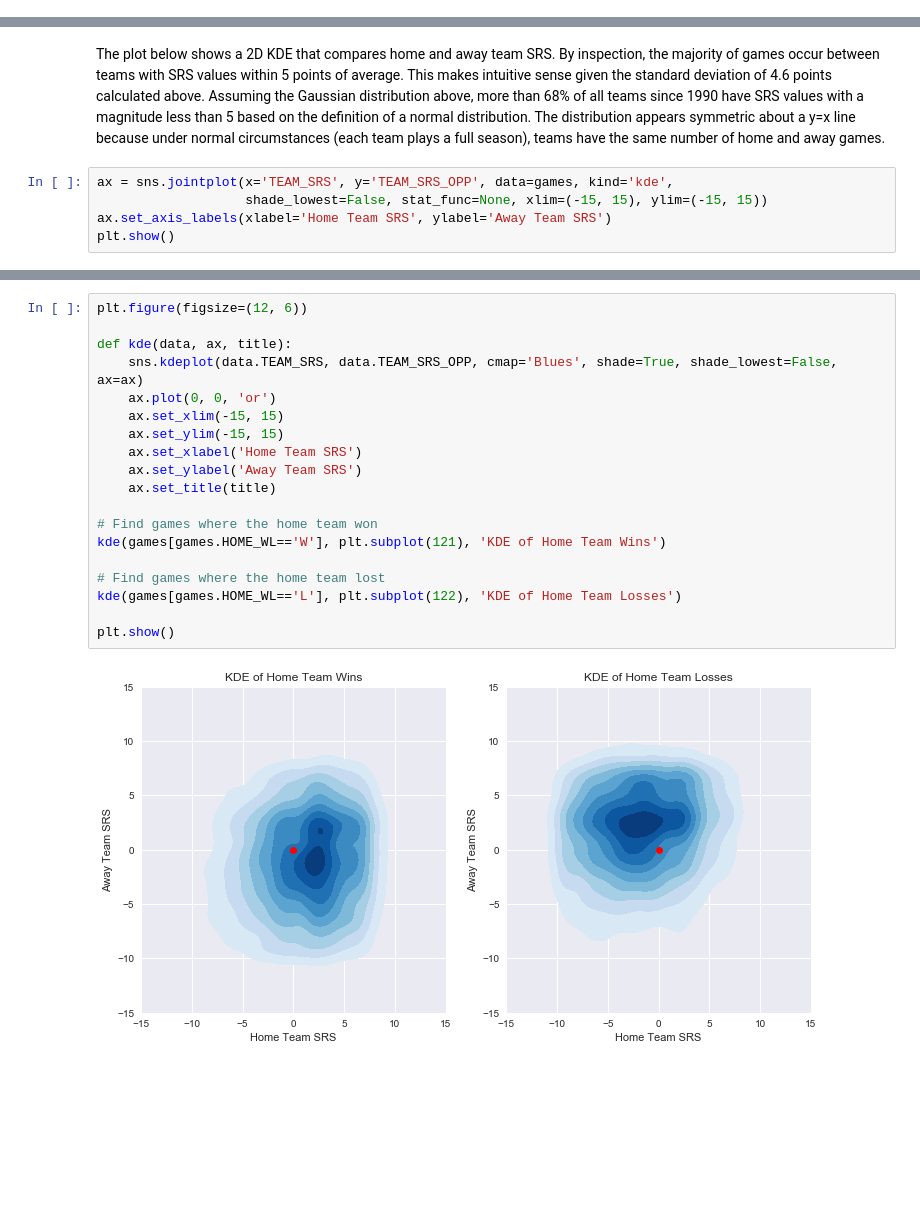
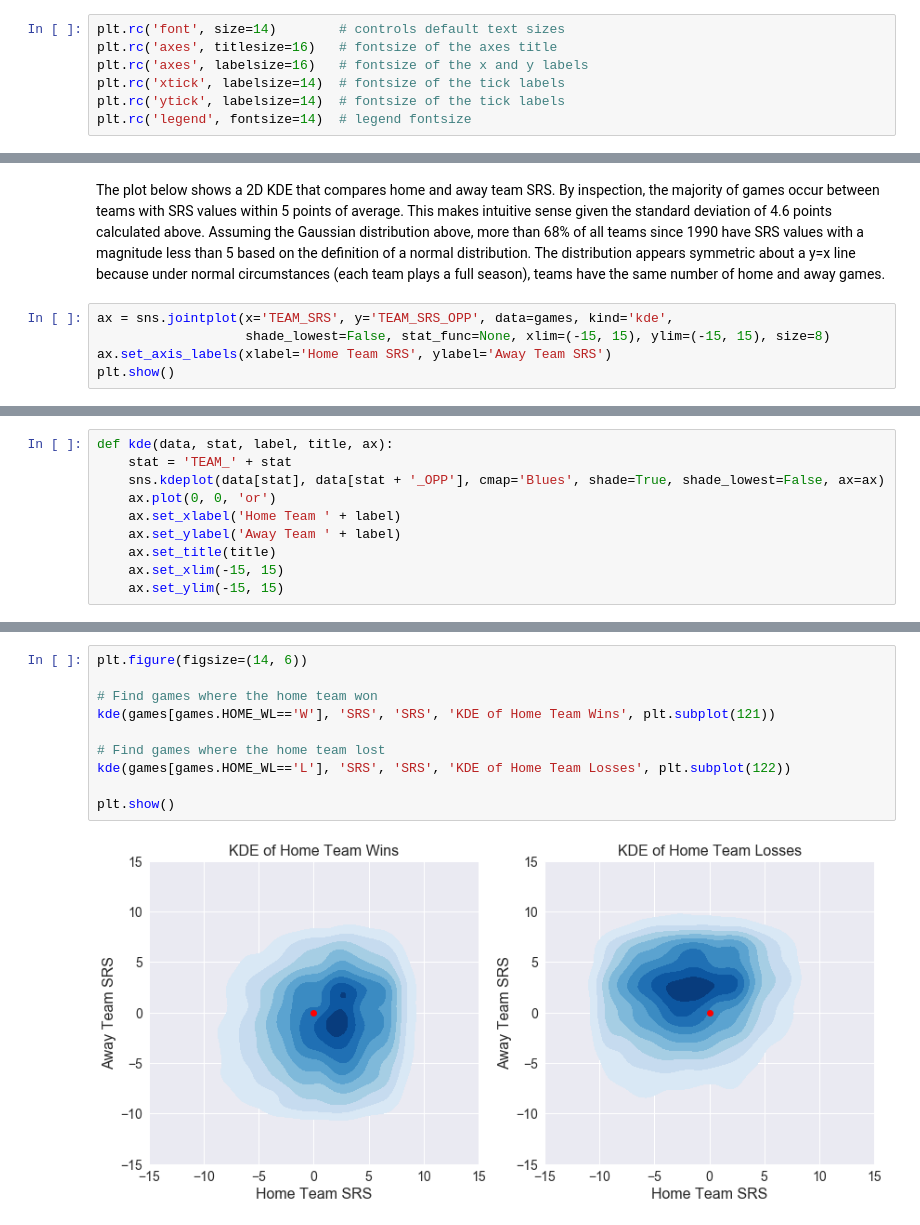
Before and after one commit to cedev935/databall-betting, a Jupyter notebook: notebooks/data-exploration.ipynb, the cells around one changed output, grey strips where cells are left out. Drawn from its saved outputs; the diff is of its cells as text; blank space fills up the shorter version.

Commit message:
Expand data exploration page and notebook

```diff
--- a/notebooks/data-exploration.ipynb
+++ b/notebooks/data-exploration.ipynb
@@ -31 +32,8 @@ The code below simply centers any cell output, namely figures in this case.
+# %%
+plt.rc('font', size=14)        # controls default text sizes
+plt.rc('axes', titlesize=16)   # fontsize of the axes title
+plt.rc('axes', labelsize=16)   # fontsize of the x and y labels
+plt.rc('xtick', labelsize=14)  # fontsize of the tick labels
+plt.rc('ytick', labelsize=14)  # fontsize of the tick labels
+plt.rc('legend', fontsize=14)  # legend fontsize
 # %% [markdown]
@@ -89,7 +277,7 @@ games = games.merge(seasons, left_on=['SEASON', 'AWAY_TEAM_ID'], right_on=['SEAS
 The plot below shows a 2D KDE that compares home and away team SRS. By inspection, the majority of games occur between teams with SRS values within 5 points of average. This makes intuitive sense given the standard deviation of 4.6 points calculated above. Assuming the Gaussian distribution above, more than 68% of all teams since 1990 have SRS values with a magnitude less than 5 based on the definition of a normal distribution. The distribution appears symmetric about a y=x line because under normal circumstances (each team plays a full season), teams have the same number of home and away games.
 # %%
 ax = sns.jointplot(x='TEAM_SRS', y='TEAM_SRS_OPP', data=games, kind='kde',
-                   shade_lowest=False, stat_func=None, xlim=(-15, 15), ylim=(-15, 15))
+                   shade_lowest=False, stat_func=None, xlim=(-15, 15), ylim=(-15, 15), size=8)
 ax.set_axis_labels(xlabel='Home Team SRS', ylabel='Away Team SRS')
 plt.show()
 # %% [output]
@@ -97 +287,11 @@ plt.show()
+# %%
+def kde(data, stat, label, title, ax):
+    stat = 'TEAM_' + stat
+    sns.kdeplot(data[stat], data[stat + '_OPP'], cmap='Blues', shade=True, shade_lowest=False, ax=ax)
+    ax.plot(0, 0, 'or')
+    ax.set_xlabel('Home Team ' + label)
+    ax.set_ylabel('Away Team ' + label)
+    ax.set_title(title)
+    ax.set_xlim(-15, 15)
+    ax.set_ylim(-15, 15)
 # %% [markdown]
@@ -99,22 +299,13 @@ A better view of this data is to separate games into home team wins and losses.
 # %%
-plt.figure(figsize=(12, 6))
-
-def kde(data, ax, title):
-    sns.kdeplot(data.TEAM_SRS, data.TEAM_SRS_OPP, cmap='Blues', shade=True, shade_lowest=False, ax=ax)
-    ax.plot(0, 0, 'or')
-    ax.set_xlim(-15, 15)
-    ax.set_ylim(-15, 15)
-    ax.set_xlabel('Home Team SRS')
-    ax.set_ylabel('Away Team SRS')
-    ax.set_title(title)
+plt.figure(figsize=(14, 6))
 
 # Find games where the home team won
-kde(games[games.HOME_WL=='W'], plt.subplot(121), 'KDE of Home Team Wins')
+kde(games[games.HOME_WL=='W'], 'SRS', 'SRS', 'KDE of Home Team Wins', plt.subplot(121))
 
 # Find games where the home team lost
-kde(games[games.HOME_WL=='L'], plt.subplot(122), 'KDE of Home Team Losses')
+kde(games[games.HOME_WL=='L'], 'SRS', 'SRS', 'KDE of Home Team Losses', plt.subplot(122))
 
 plt.show()
 # %% [output]
-[figure, old version]
+[figure, new version]
 # %% [markdown]
```
Also changed, not shown: parts of 32 cells of this notebook, 7 other files.
